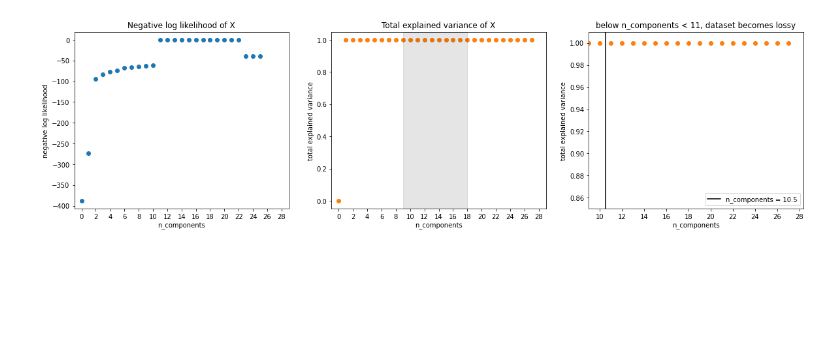
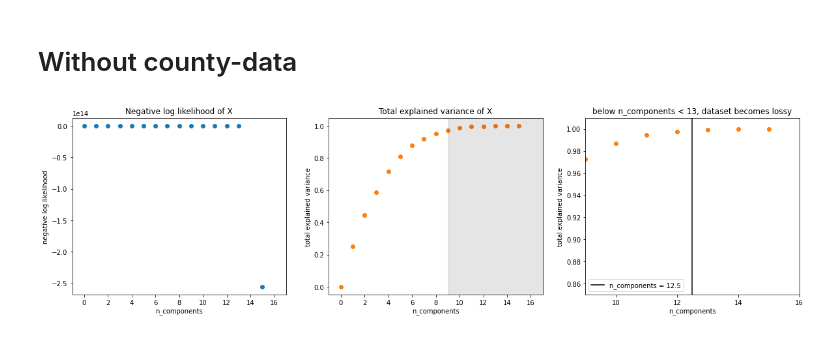
Before and after one commit to psaegert/AML-Final, a Jupyter notebook: dimensionality_reduction/pca.ipynb, the cells around one changed output. Saved outputs shown, nothing was run; the diff lists cells and outputs as text; code cells hidden in the pictures; blank space fills up the shorter version.

```diff
--- a/dimensionality_reduction/pca.ipynb
+++ b/dimensionality_reduction/pca.ipynb
@@ -28,15 +41,28 @@ for n_components in tqdm(range(X_train.shape[1])):
+# %% [markdown]
+# Without county-data
+# %%
+pca_score = {'n_components': [], 'score': [], 'explained_variance_ratio_': []}
+
+for n_components in tqdm(range(X_train[:, :16].shape[1])):
+    pca_score['n_components'].append(n_components)
+    pca = PCA(n_components=n_components).fit(X_train[:, :16])
+    try:
+        pca_score['score'].append(pca.score(X_train[:, :16]))
+    except:
+        pca_score['score'].append(0)
+    pca_score['explained_variance_ratio_'].append(pca.explained_variance_ratio_)
 # %%
 fig, (ax1, ax2, ax3) = plt.subplots(1, 3, figsize=(20, 5))
 ax1.scatter(pca_score['n_components'], pca_score['score'])
 ax1.set_xlabel('n_components'); ax1.set_ylabel('negative log likelihood')
-ax1.set_title('Negative log likelihood of X'); ax1.set_xticks(range(0, 29, 2)); ax1.set_xlim(-1, 29);
+ax1.set_title('Negative log likelihood of X'); ax1.set_xticks(range(0, 17, 2)); ax1.set_xlim(-1, 17);
 
 ax2.scatter(pca_score['n_components'], [sum(ratios) for ratios in pca_score['explained_variance_ratio_']], color='tab:orange')
-ax2.set_xlabel('n_components'); ax2.set_ylabel('total explained variance'); ax2.axvspan(9, 18, color='black', alpha=0.1)
-ax2.set_title('Total explained variance of X'); ax2.set_xticks(range(0, 29, 2)); ax2.set_xlim(-1, 29);
+ax2.set_xlabel('n_components'); ax2.set_ylabel('total explained variance'); ax2.axvspan(9, 17, color='black', alpha=0.1)
+ax2.set_title('Total explained variance of X'); ax2.set_xticks(range(0, 17, 2)); ax2.set_xlim(-1, 17);
 
 ax3.scatter(pca_score['n_components'], [sum(ratios) for ratios in pca_score['explained_variance_ratio_']], color='tab:orange')
-ax3.set_xlabel('n_components'); ax3.set_ylabel('total explained variance'); ax3.set_xticks(range(0, 29, 2)); ax3.set_xlim(9, None); ax3.set_ylim(0.85, 1.01)
-ax3.axvline(10.5, color='black', label='n_components = 10.5'); ax3.set_title('below n_components < 11, dataset becomes lossy'); ax3.legend();
+ax3.set_xlabel('n_components'); ax3.set_ylabel('total explained variance'); ax3.set_xticks(range(0, 17, 2)); ax3.set_xlim(9, None); ax3.set_ylim(0.85, 1.01)
+ax3.axvline(12.5, color='black', label='n_components = 12.5'); ax3.set_title('below n_components < 13, dataset becomes lossy'); ax3.legend();
 # %% [output]
-[figure, old version]
+[figure, new version]
```
Also changed, not shown: parts of 3 cells of this notebook, 3 other files.
